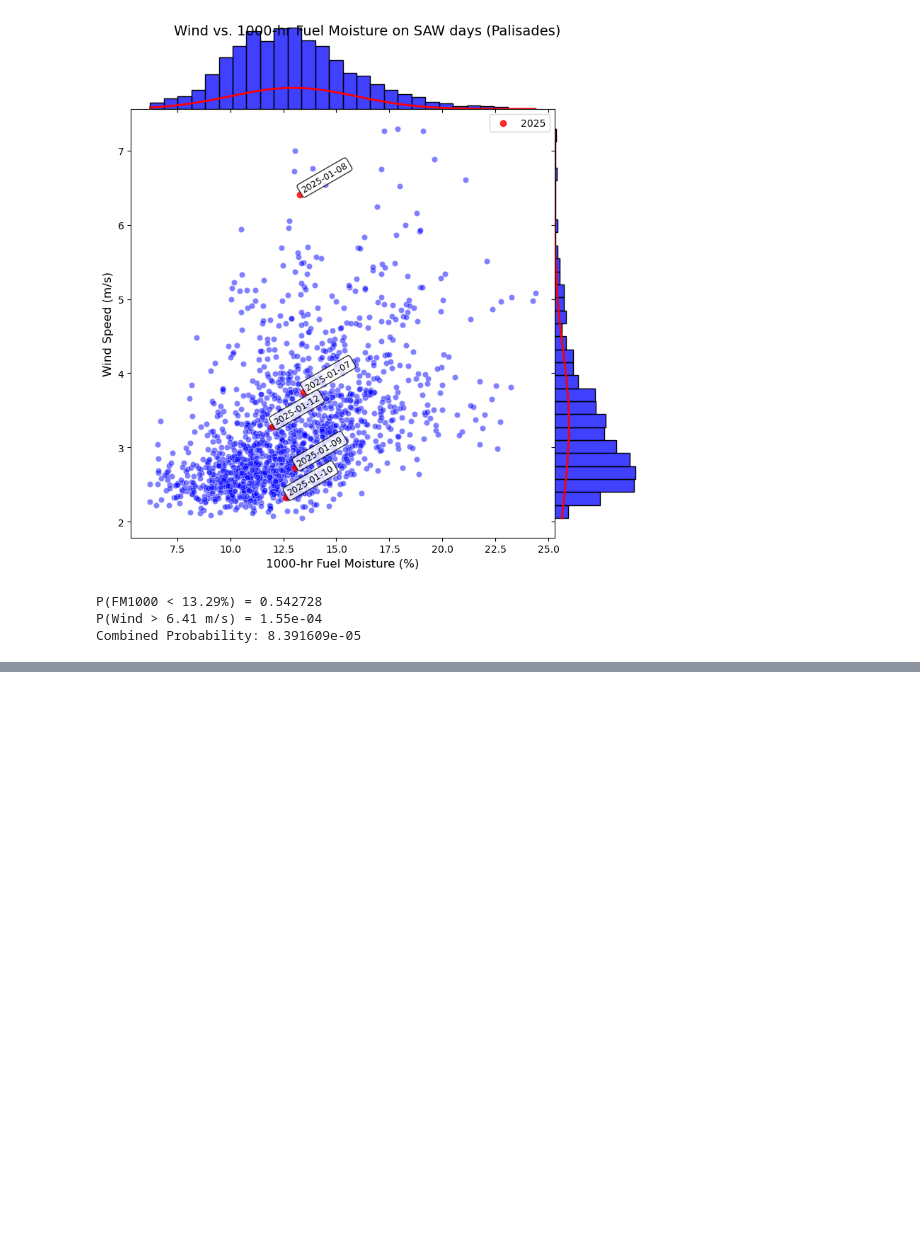
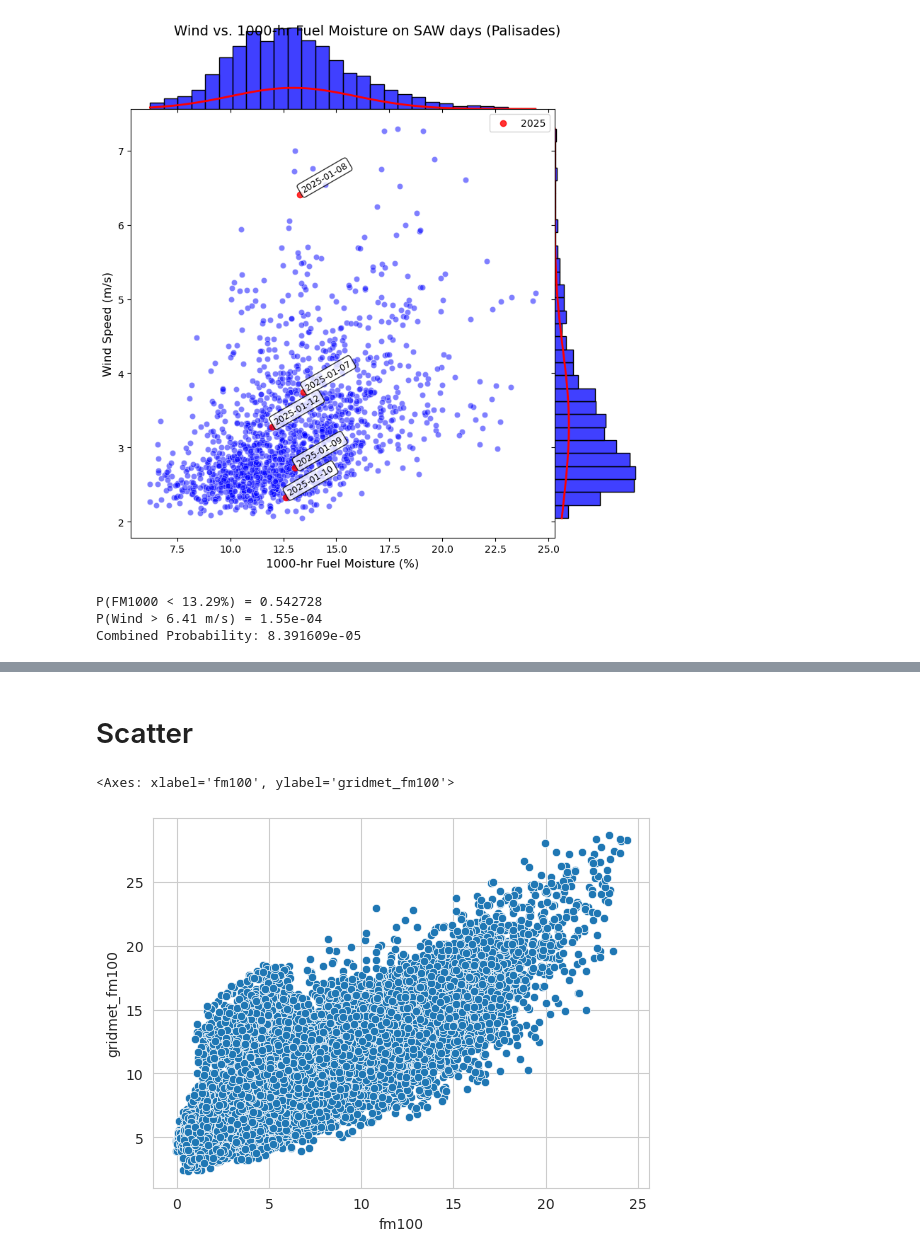
Before and after one commit to mitchhung/era5-santa-ana, a Jupyter notebook: notebooks/saw.ipynb, the cells around one changed output, grey strips where cells are left out. Cells and saved outputs as stored; diff of their text form; code cells hidden in the pictures; blank space fills up the shorter version.

```diff
--- a/notebooks/saw.ipynb
+++ b/notebooks/saw.ipynb
@@ -1042,0 +1422,11 @@ Combined Probability: 8.391609e-05
+# %% [markdown]
+# Scatter
+# %%
+sns.scatterplot(
+    analysis_df,
+    x="fm100",
+    y="gridmet_fm100",
+)
+# %% [output]
+<Axes: xlabel='fm100', ylabel='gridmet_fm100'>
+[figure, added]
```
Also changed, not shown: parts of 17 cells of this notebook, 1 other file.
